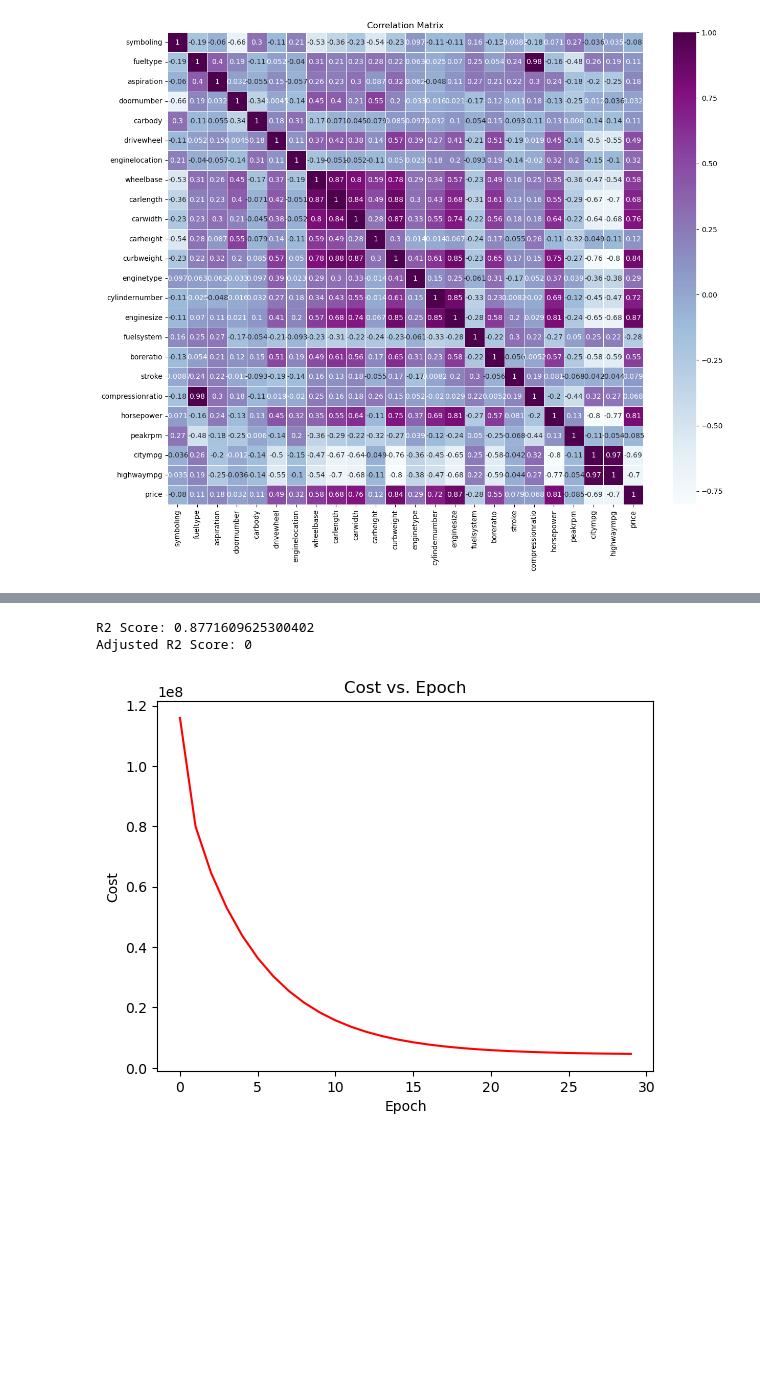
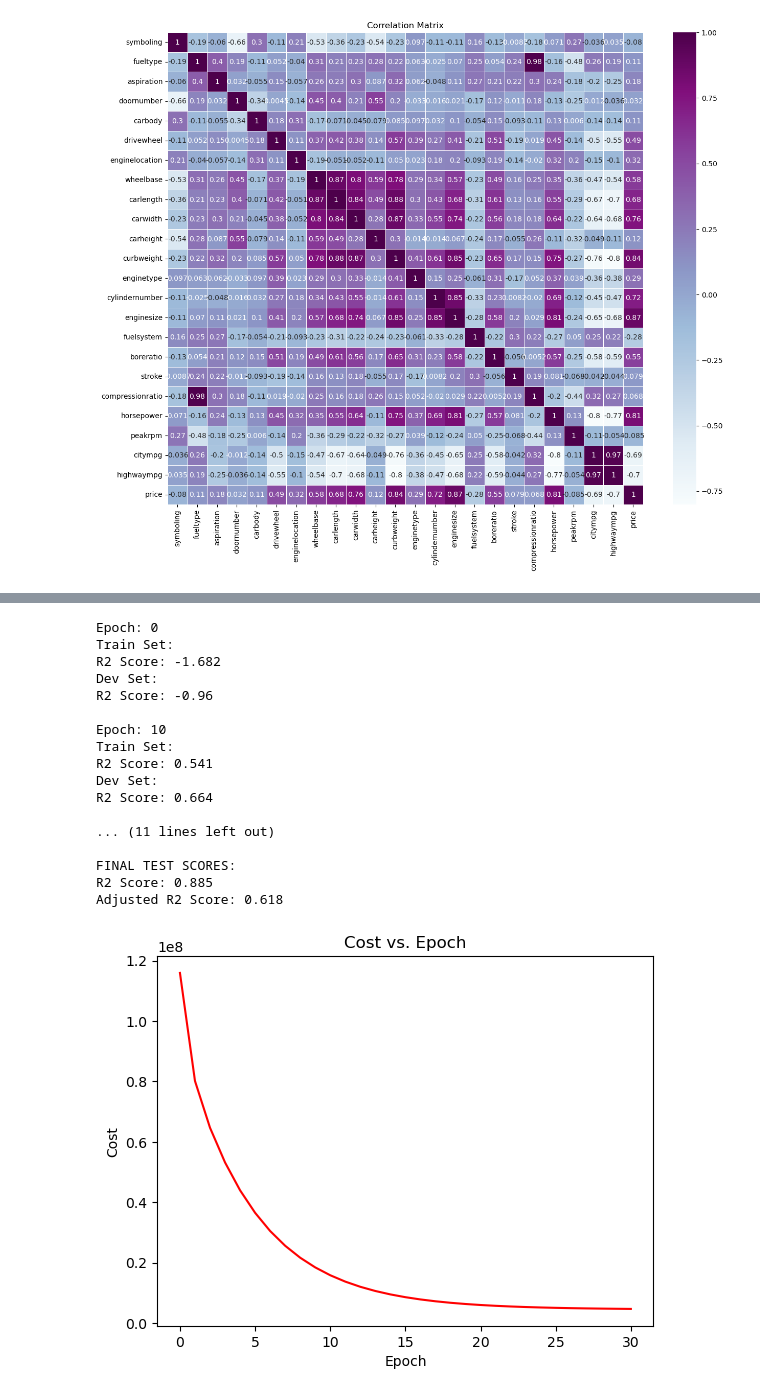
Before and after one commit to aravindshenoy13/car-price-regression, a Jupyter notebook: main.ipynb, the cells around one changed output, grey strips where cells are left out. Cells and saved outputs as stored; diff of their text form; code cells hidden in the pictures; blank space fills up the shorter version.

```diff
--- a/main.ipynb
+++ b/main.ipynb
@@ -111,7 +132,10 @@ plt.show()
 # %% [output]
 [figure]
 # %%
-#Dropping all the columns that are in the range (-0.1,0.1)
-db=db.drop(['symboling', 'doornumber', 'stroke', 'compressionratio', 'peakrpm'],axis=1)
+#Dropping all the columns that are in the range (-0.15,0.15)
+db=db.drop(['symboling', 'doornumber', 'stroke', 'compressionratio', 'peakrpm','fueltype','carbody','carheight','aspiration'],axis=1)
 db
+# Note: Dropping only from range (-0.1,0.1) gave an adjusted R2 score of -.22 which suggests that the model is too complex
+# Removing fueltype,carbody,carheight improved the AR2 score to 0.5 and removal of aspiration leads to an AR2 score of 0.6
+# It is also noted that accuracy was not impacted in any way when removing these features
 # %% [output]
@@ -143,16 +175,34 @@ X = (X-X_mean)
 X=X/X_std
 # %%
 #Test Train Split
-X_train, X_test, y_train, y_test = train_test_split(X, y, test_size=0.1, random_state=54)
+X_subset, X_test, y_subset, y_test = train_test_split(X, y, test_size=0.1, random_state=54)
+X_train, X_dev, y_train, y_dev = train_test_split(X, y, test_size=0.1, random_state=54)
 # %%
-#Setting the init values and plotting Cost vs Epoch and 1 example feature (bore-ratio) vs predicted value graph
+#Setting the init values and plotting Cost vs Epoch
 lr=0.1
 toler=0.01
-itr=30
-model= LinReg(lr,toler,itr)
-model.fit(X_train,y_train)
-model.score(X_test,y_test)
+epoch=30
+model= LinReg(lr,toler,epoch)
+model.fit(X_train,y_train,X_dev,y_dev)
+print("FINAL TEST SCORES:")
+model.testScore(X_test,y_test)
+#Epoch count further than 30 will improve results minimally, hence we stop there
 # %% [output]
-R2 Score: 0.8771609625300402
-Adjusted R2 Score: 0
+Epoch: 0
+Train Set:
+R2 Score: -1.682
+Dev Set:
+R2 Score: -0.96
+
+Epoch: 10
+Train Set:
+R2 Score: 0.541
+Dev Set:
+R2 Score: 0.664
+
+... (11 lines left out)
+
+FINAL TEST SCORES:
+R2 Score: 0.885
+Adjusted R2 Score: 0.618
-[figure, old version]
+[figure, new version]
```
Also changed, not shown: parts of 3 cells of this notebook.
